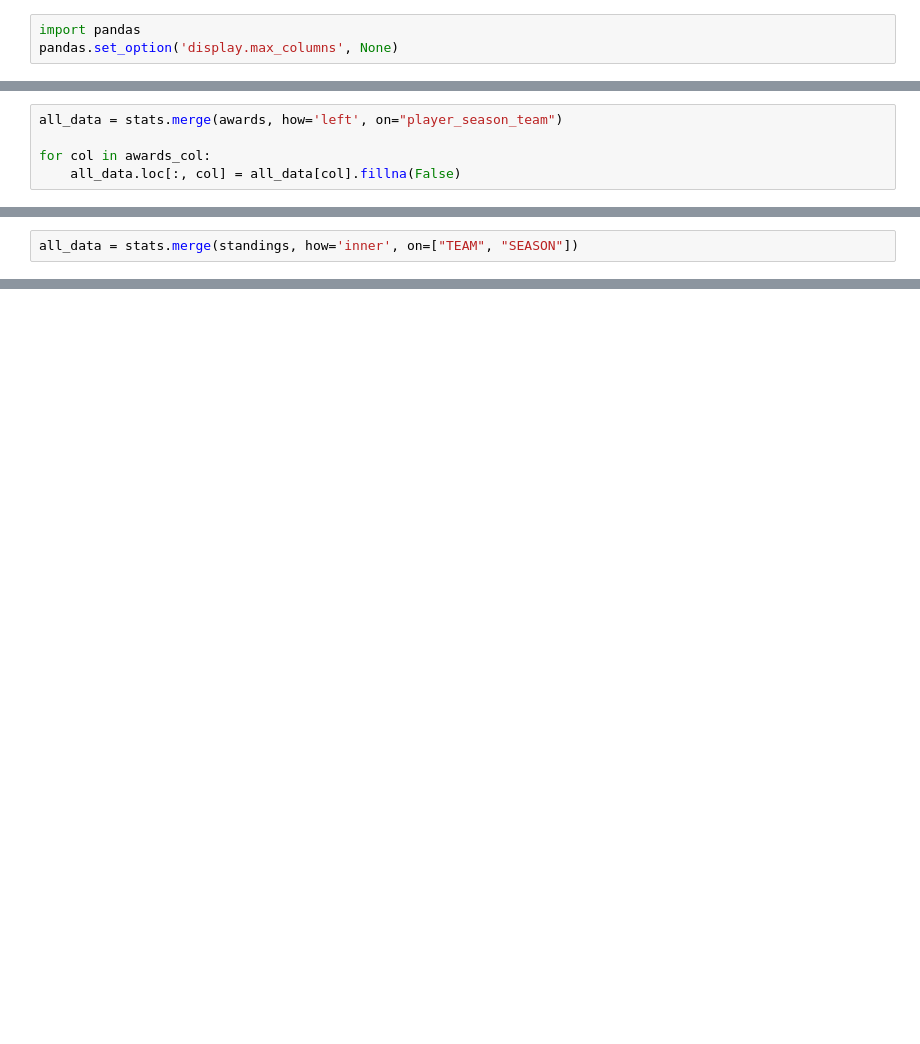
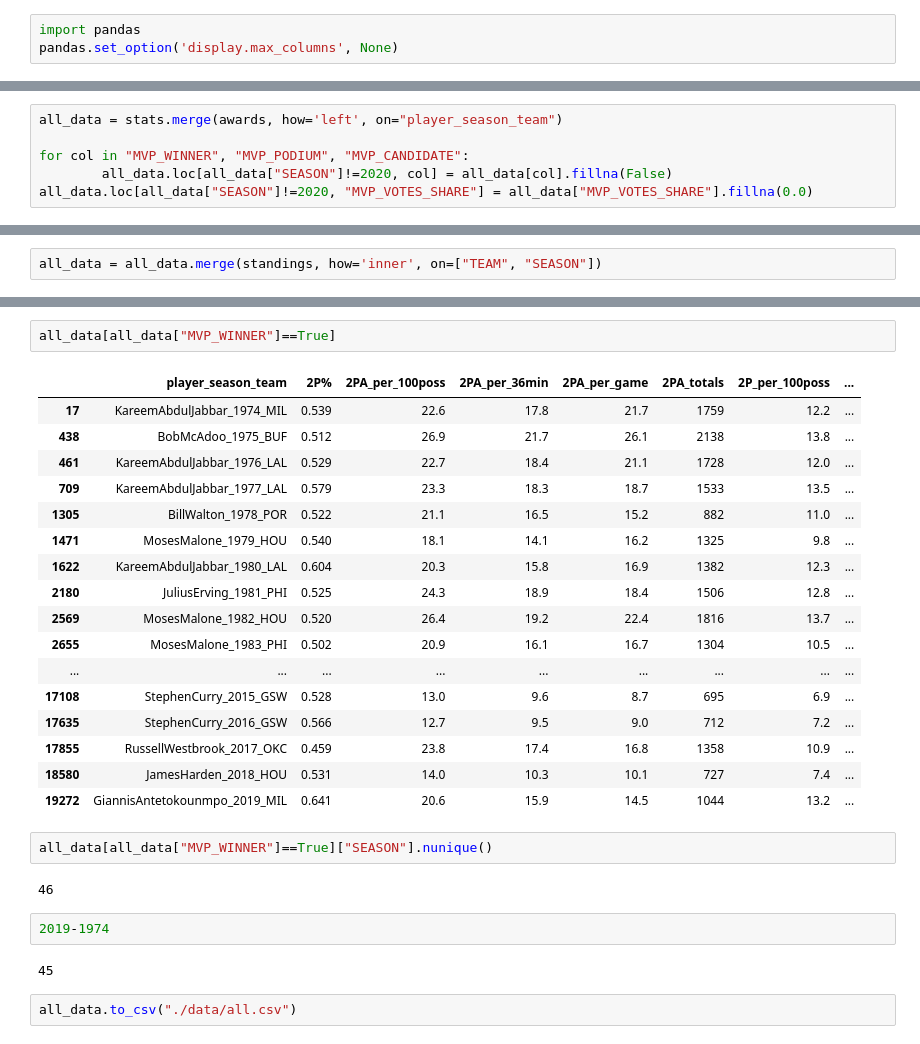
Before and after one commit to pauldes/nba, a Jupyter notebook: consolidate_data.ipynb, the cells around one changed output, grey strips where cells are left out. Drawn from its saved outputs; the diff is of its cells as text; blank space fills up the shorter version.

```diff
--- a/consolidate_data.ipynb
+++ b/consolidate_data.ipynb
@@ -30,8 +30,9 @@ stats.sample(3)
 # %%
 all_data = stats.merge(awards, how='left', on="player_season_team")
 
-for col in awards_col:
-    all_data.loc[:, col] = all_data[col].fillna(False)
+for col in "MVP_WINNER", "MVP_PODIUM", "MVP_CANDIDATE":
+        all_data.loc[all_data["SEASON"]!=2020, col] = all_data[col].fillna(False)
+all_data.loc[all_data["SEASON"]!=2020, "MVP_VOTES_SHARE"] = all_data["MVP_VOTES_SHARE"].fillna(0.0)
 # %%
 all_data.sample(3)
 # %% [output]
@@ -42,2 +43,2 @@ all_data.sample(3)
 # %%
-all_data = stats.merge(standings, how='inner', on=["TEAM", "SEASON"])
+all_data = all_data.merge(standings, how='inner', on=["TEAM", "SEASON"])
@@ -50,0 +97,30 @@ all_data.sample(3)
+# %%
+all_data[all_data["MVP_WINNER"]==True]
+# %% [output]
+|  | player_season_team | 2P% | 2PA_per_100poss | 2PA_per_36min | 2PA_per_game | 2PA_totals | 2P_per_100poss | ... |
+| 17 | KareemAbdulJabbar_1974_MIL | 0.539 | 22.6 | 17.8 | 21.7 | 1759 | 12.2 | ... |
+| 438 | BobMcAdoo_1975_BUF | 0.512 | 26.9 | 21.7 | 26.1 | 2138 | 13.8 | ... |
+| 461 | KareemAbdulJabbar_1976_LAL | 0.529 | 22.7 | 18.4 | 21.1 | 1728 | 12.0 | ... |
+| 709 | KareemAbdulJabbar_1977_LAL | 0.579 | 23.3 | 18.3 | 18.7 | 1533 | 13.5 | ... |
+| 1305 | BillWalton_1978_POR | 0.522 | 21.1 | 16.5 | 15.2 | 882 | 11.0 | ... |
+| 1471 | MosesMalone_1979_HOU | 0.540 | 18.1 | 14.1 | 16.2 | 1325 | 9.8 | ... |
+| 1622 | KareemAbdulJabbar_1980_LAL | 0.604 | 20.3 | 15.8 | 16.9 | 1382 | 12.3 | ... |
+| 2180 | JuliusErving_1981_PHI | 0.525 | 24.3 | 18.9 | 18.4 | 1506 | 12.8 | ... |
+| 2569 | MosesMalone_1982_HOU | 0.520 | 26.4 | 19.2 | 22.4 | 1816 | 13.7 | ... |
+| 2655 | MosesMalone_1983_PHI | 0.502 | 20.9 | 16.1 | 16.7 | 1304 | 10.5 | ... |
+| ... | ... | ... | ... | ... | ... | ... | ... | ... |
+| 17108 | StephenCurry_2015_GSW | 0.528 | 13.0 | 9.6 | 8.7 | 695 | 6.9 | ... |
+| 17635 | StephenCurry_2016_GSW | 0.566 | 12.7 | 9.5 | 9.0 | 712 | 7.2 | ... |
+| 17855 | RussellWestbrook_2017_OKC | 0.459 | 23.8 | 17.4 | 16.8 | 1358 | 10.9 | ... |
+| 18580 | JamesHarden_2018_HOU | 0.531 | 14.0 | 10.3 | 10.1 | 727 | 7.4 | ... |
+| 19272 | GiannisAntetokounmpo_2019_MIL | 0.641 | 20.6 | 15.9 | 14.5 | 1044 | 13.2 | ... |
+# %%
+all_data[all_data["MVP_WINNER"]==True]["SEASON"].nunique()
+# %% [output]
+46
+# %%
+2019-1974
+# %% [output]
+45
+# %%
+all_data.to_csv("./data/all.csv")
```
Also changed, not shown: parts of 10 cells of this notebook, 7 other files.
